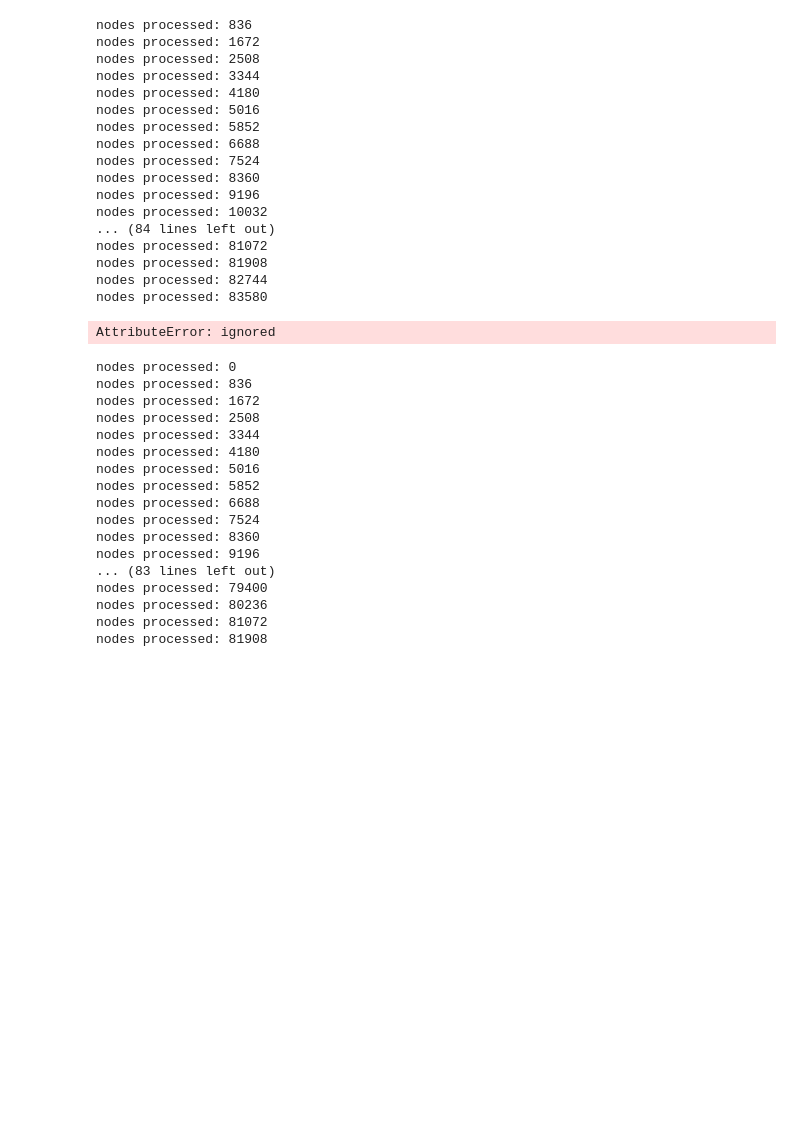
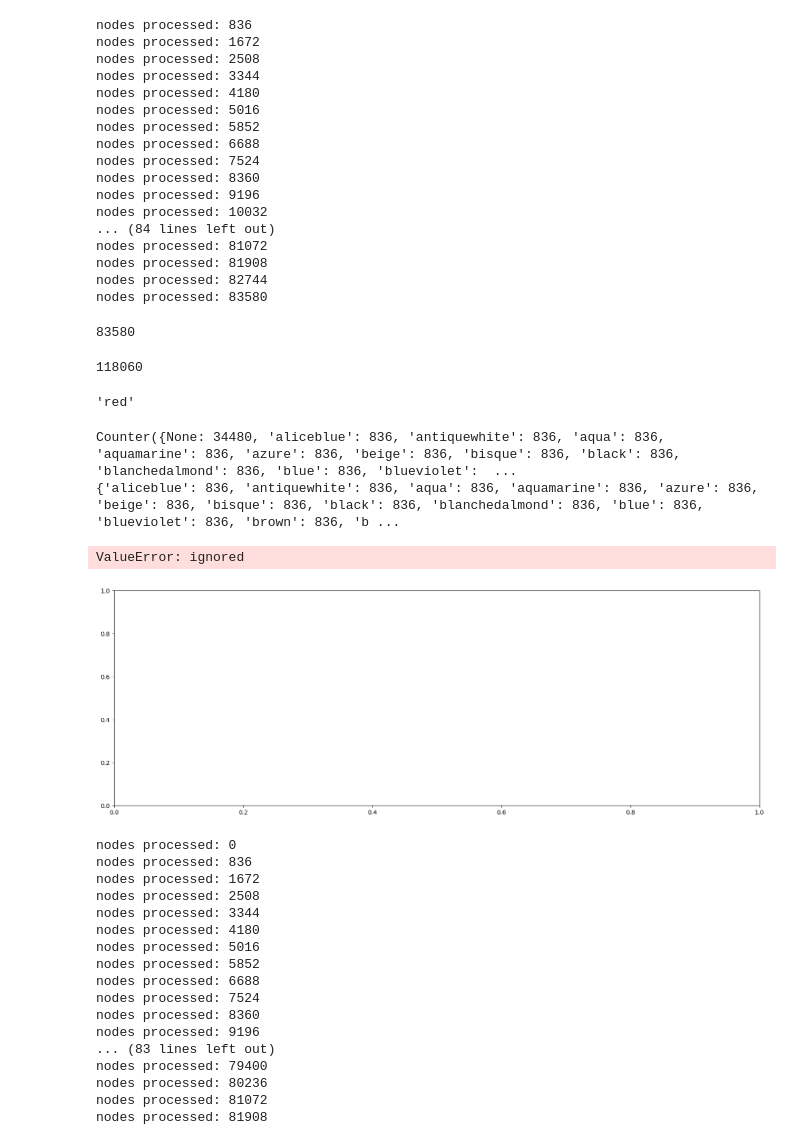
Before and after one commit to RoyZhaoGA/DroughtForecastAI, a Jupyter notebook: Spatial_GNNDroughtPrediction200k.ipynb, the cells around one changed output. Cells and saved outputs as stored; diff of their text form; code cells hidden in the pictures; blank space fills up the shorter version.

```diff
--- a/Spatial_GNNDroughtPrediction200k.ipynb
+++ b/Spatial_GNNDroughtPrediction200k.ipynb
@@ -150,7 +150,28 @@ print("finished creating node features")
 # %% [output]
 finished creating node features
 # %%
-colors = ['red', 'green', 'blue', 'yellow', 'orange', 'purple', 'cyan', 'magenta', 'lime', 'olive']
+colors =[
+    'aliceblue', 'antiquewhite', 'aqua', 'aquamarine', 'azure',
+    'beige', 'bisque', 'black', 'blanchedalmond', 'blue',
+    'blueviolet', 'brown', 'burlywood', 'cadetblue', 'chartreuse',
+    'chocolate', 'coral', 'cornflowerblue', 'cornsilk', 'crimson',
+    'cyan', 'darkblue', 'darkcyan', 'darkgoldenrod', 'darkgray',
+    'darkgreen', 'darkgrey', 'darkkhaki', 'darkmagenta', 'darkolivegreen',
+    'darkorange', 'darkorchid', 'darkred', 'darksalmon', 'darkseagreen',
+    'darkslateblue', 'darkslategray', 'darkslategrey', 'darkturquoise', 'darkviolet',
+    'deeppink', 'deepskyblue', 'dimgray', 'dimgrey', 'dodgerblue',
+    'firebrick', 'floralwhite', 'forestgreen', 'fuchsia', 'gainsboro',
+    'ghostwhite', 'gold', 'goldenrod', 'gray', 'green',
+    'greenyellow', 'grey', 'honeydew', 'hotpink', 'indianred',
+    'indigo', 'ivory', 'khaki', 'lavender', 'lavenderblush',
+    'lawngreen', 'lemonchiffon', 'lightblue', 'lightcoral', 'lightcyan',
+    'lightgoldenrodyellow', 'lightgray', 'lightgreen', 'lightgrey', 'lightpink',
+    'lightsalmon', 'lightseagreen', 'lightskyblue', 'lightslategray', 'lightslategrey',
+    'lightsteelblue', 'lightyellow', 'lime', 'limegreen', 'linen',
+    'magenta', 'maroon', 'mediumaquamarine', 'mediumblue', 'mediumorchid',
+    'mediumpurple', 'mediumseagreen', 'mediumslateblue', 'mediumspringgreen', 'mediumturquoise',
+    'mediumvioletred', 'midnightblue', 'mintcream', 'mistyrose', 'moccasin'
+]
 
 # Assuming 'sort_processed_dataset' has a 'Month' column
 unique_months = sort_processed_dataset['Month'].unique()
@@ -245,12 +266,41 @@ nodes processed: 81072
 nodes processed: 81908
 nodes processed: 82744
 nodes processed: 83580
+# %%
+len(Spatial_temporal_graph)
+# %% [output]
+83580
+# %%
+len(node_colors)
+# %% [output]
+118060
+# %%
+node_colors[835]
+# %% [output]
+'red'
+# %%
+from collections import Counter
+
+frequency_distribution = Counter(node_colors)
+
+distribution_dict = dict(frequency_distribution)
+
+print(frequency_distribution)
+print(distribution_dict)
+# %% [output]
+Counter({None: 34480, 'aliceblue': 836, 'antiquewhite': 836, 'aqua': 836, 'aquamarine': 836, 'azure': 836, 'beige': 836, 'bisque': 836, 'black': 836, 'blanchedalmond': 836, 'blue': 836, 'blueviolet':  ...
+{'aliceblue': 836, 'antiquewhite': 836, 'aqua': 836, 'aquamarine': 836, 'azure': 836, 'beige': 836, 'bisque': 836, 'black': 836, 'blanchedalmond': 836, 'blue': 836, 'blueviolet': 836, 'brown': 836, 'b ...
 # %%
-node_colors = [Spatial_temporal_graph.nodes.color for node in Spatial_temporal_graph.nodes]
+node_colors = []
+
+for node in Spatial_temporal_graph.nodes:
+    color = Spatial_temporal_graph.nodes[node].get('color')
+    node_colors.append(color)
 
 display_a_to_b_nodes(Spatial_temporal_graph, 800, 900, "Lat", node_colors)
 # %% [output]
-AttributeError: ignored
+ValueError: ignored
+[figure, added]
 # %%
 # Precompute subsets for each month
 month_subsets = {month: sort_processed_dataset[sort_processed_dataset["Month"] == month] for month in unique_list_of_months}
```
